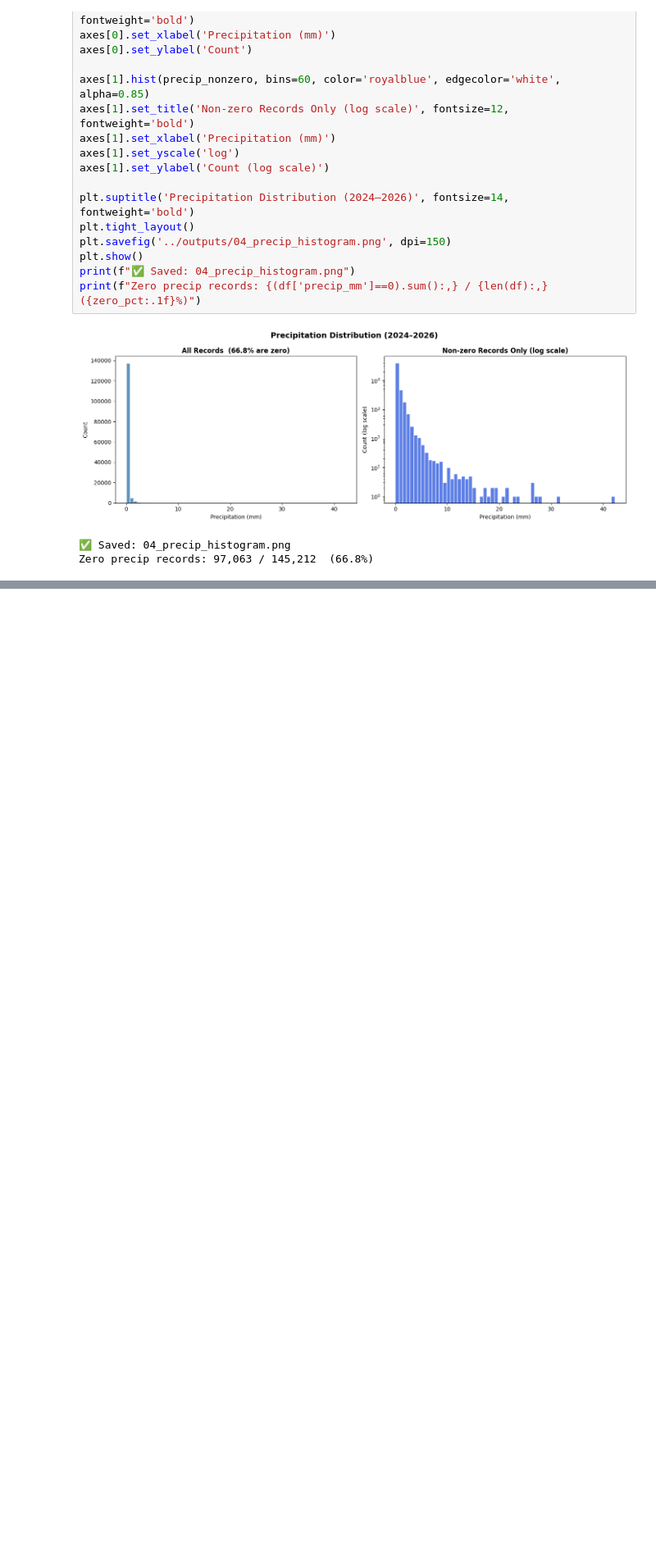
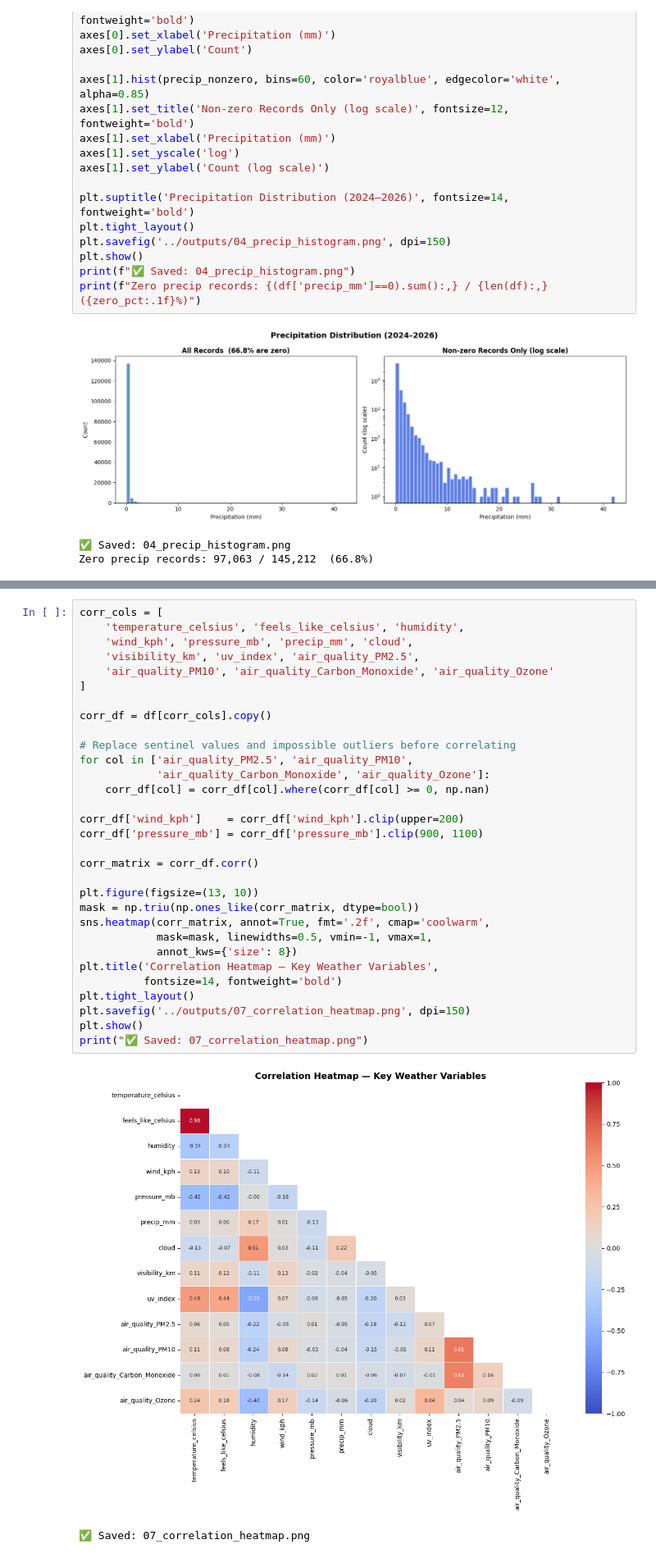
Before and after one commit to Rehaan-2006/weather-trend-forecasting, a Jupyter notebook: notebooks/01_eda.ipynb, the cells around one changed output, grey strips where cells are left out. Shown at 82% size. Drawn from its saved outputs; the diff is of its cells as text; blank space fills up the shorter version.

```diff
--- a/notebooks/01_eda.ipynb
+++ b/notebooks/01_eda.ipynb
@@ -317,0 +374,34 @@ Zero precip records: 97,063 / 145,212  (66.8%)
+# %%
+corr_cols = [
+    'temperature_celsius', 'feels_like_celsius', 'humidity',
+    'wind_kph', 'pressure_mb', 'precip_mm', 'cloud',
+    'visibility_km', 'uv_index', 'air_quality_PM2.5',
+    'air_quality_PM10', 'air_quality_Carbon_Monoxide', 'air_quality_Ozone'
+]
+
+corr_df = df[corr_cols].copy()
+
+# Replace sentinel values and impossible outliers before correlating
+for col in ['air_quality_PM2.5', 'air_quality_PM10',
+            'air_quality_Carbon_Monoxide', 'air_quality_Ozone']:
+    corr_df[col] = corr_df[col].where(corr_df[col] >= 0, np.nan)
+
+corr_df['wind_kph']    = corr_df['wind_kph'].clip(upper=200)
+corr_df['pressure_mb'] = corr_df['pressure_mb'].clip(900, 1100)
+
+corr_matrix = corr_df.corr()
+
+plt.figure(figsize=(13, 10))
+mask = np.triu(np.ones_like(corr_matrix, dtype=bool))
+sns.heatmap(corr_matrix, annot=True, fmt='.2f', cmap='coolwarm',
+            mask=mask, linewidths=0.5, vmin=-1, vmax=1,
+            annot_kws={'size': 8})
+plt.title('Correlation Heatmap — Key Weather Variables',
+          fontsize=14, fontweight='bold')
+plt.tight_layout()
+plt.savefig('../outputs/07_correlation_heatmap.png', dpi=150)
+plt.show()
+print("✅ Saved: 07_correlation_heatmap.png")
+# %% [output]
+[figure, added]
+✅ Saved: 07_correlation_heatmap.png
```
Also changed, not shown: parts of 4 cells of this notebook, 6 other files.
